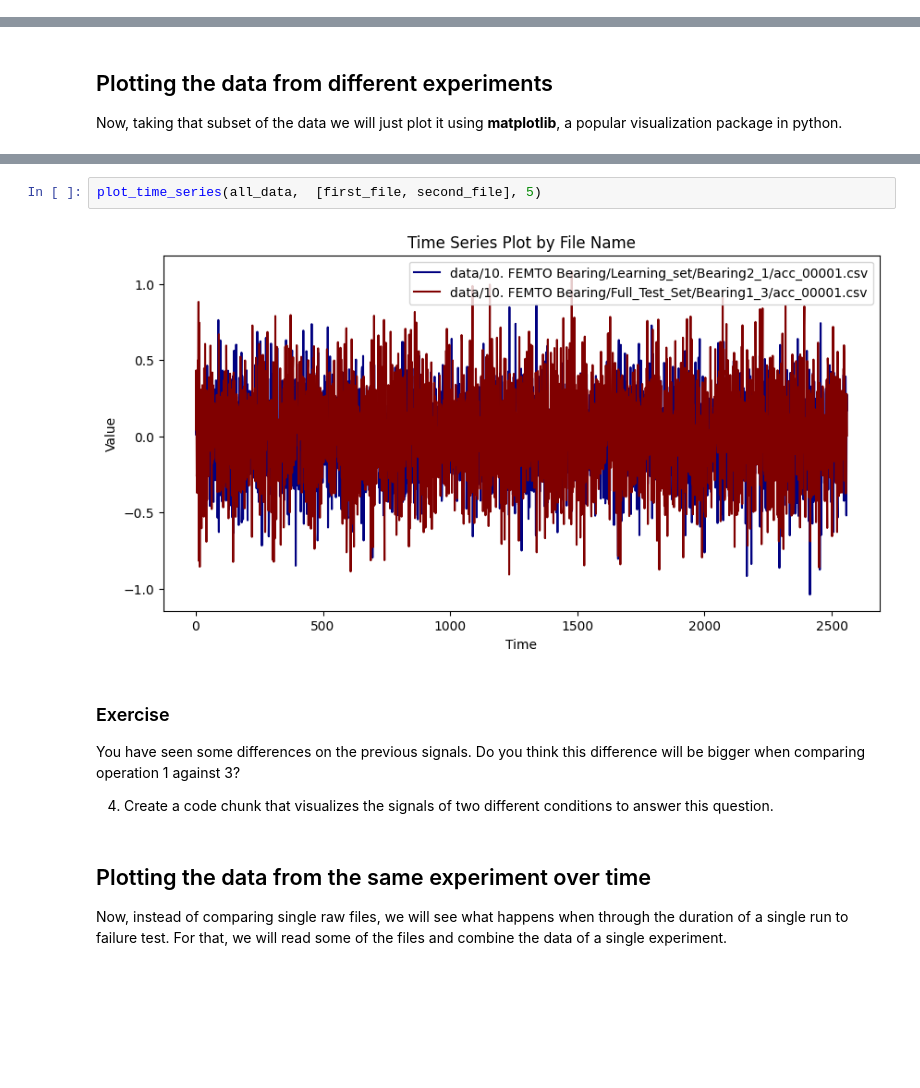
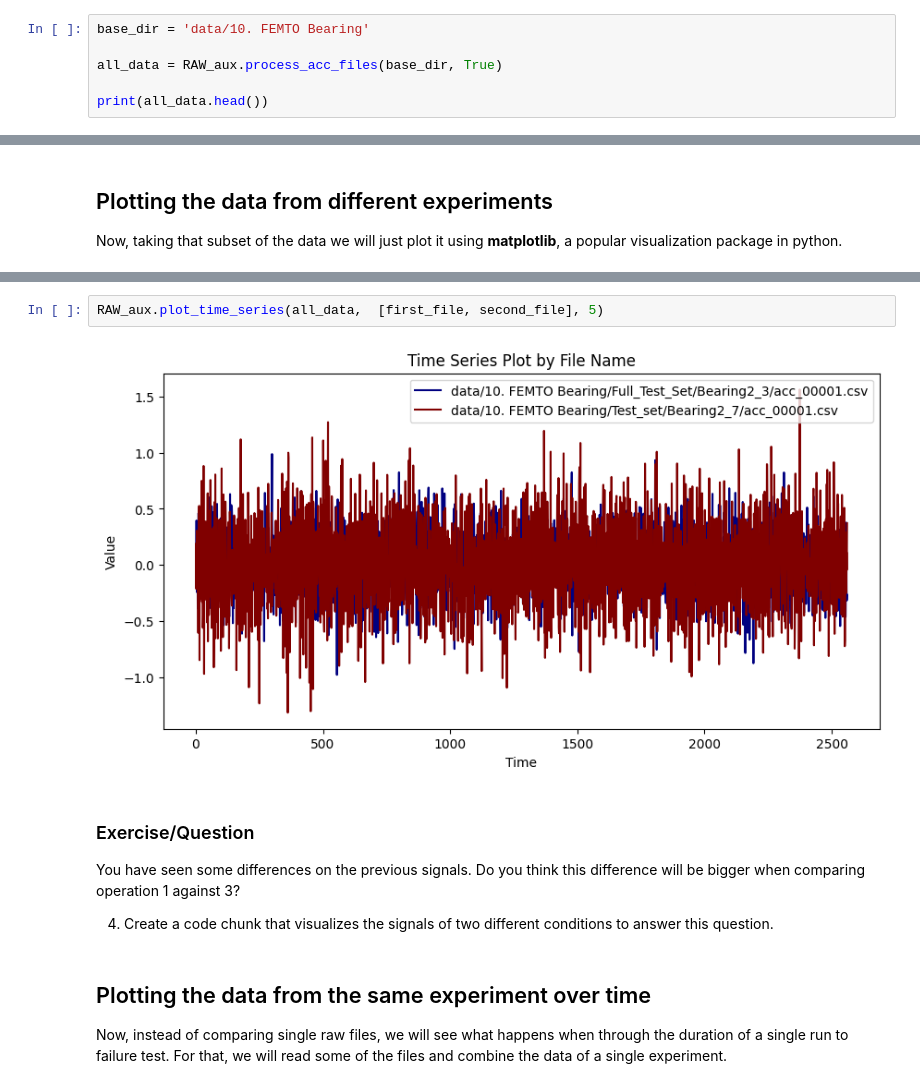
Before and after one commit to klopetx/PHM_tutorial, a Jupyter notebook: src/01_Raw_singal_vis.ipynb, the cells around one changed output, grey strips where cells are left out. Saved outputs shown, nothing was run; the diff lists cells and outputs as text; blank space fills up the shorter version.

```diff
--- a/src/01_Raw_singal_vis.ipynb
+++ b/src/01_Raw_singal_vis.ipynb
@@ -117,0 +63,6 @@ print(all_data.head())
+# %%
+base_dir = 'data/10. FEMTO Bearing'
+
+all_data = RAW_aux.process_acc_files(base_dir, True)
+
+print(all_data.head())
@@ -215,9 +155,9 @@ def plot_time_series(all_data, file_names, column_index):
 # %%
-plot_time_series(all_data,  [first_file, second_file], 5)
+RAW_aux.plot_time_series(all_data,  [first_file, second_file], 5)
 # %% [output]
-[figure, old version]
+[figure, new version]
 # %% [markdown]
-### Exercise
+### Exercise/Question
 
 You have seen some differences on the previous signals.
 Do you think this difference will be bigger when comparing operation 1 against 3?
```
Also changed, not shown: parts of 12 cells of this notebook.
